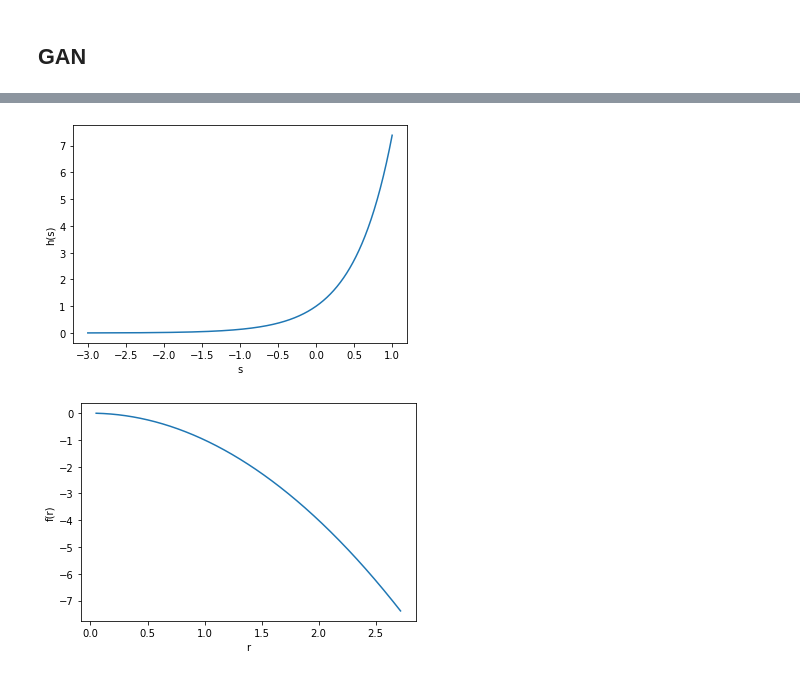
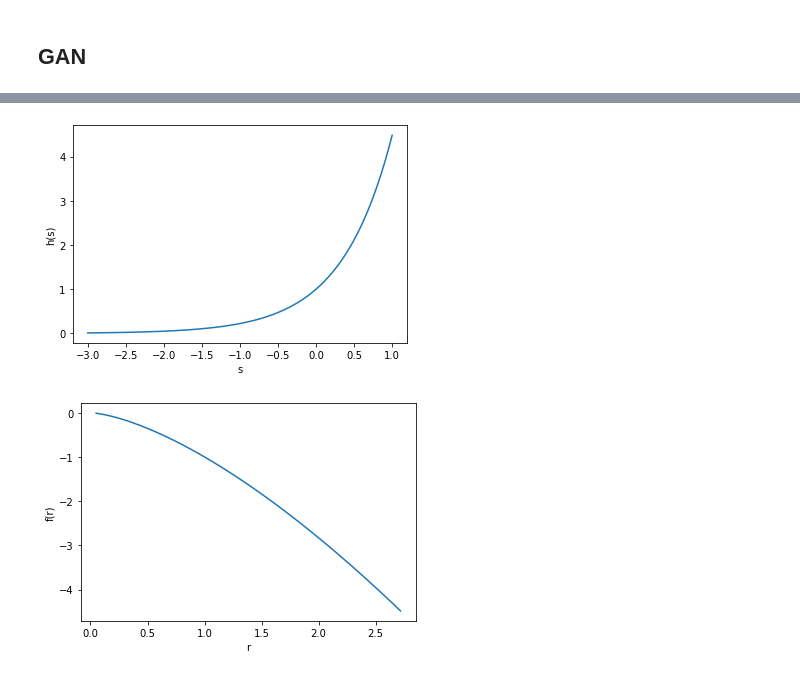
Before and after one commit to mingxuan-yi/examples, a Jupyter notebook: Gan_VI-Gaussian_concave.ipynb, the cells around one changed output, grey strips where cells are left out. Saved outputs shown, nothing was run; the diff lists cells and outputs as text; code cells hidden in the pictures.

```diff
--- a/Gan_VI-Gaussian_concave.ipynb
+++ b/Gan_VI-Gaussian_concave.ipynb
@@ -161,17 +161,17 @@ Let $h(\log r) = \exp(2\log r) = r^2$, So we have $f(r)= -r^2$, $h$ is increasin
 # %%
 logr = torch.linspace(-3, 1, 1000)
 r = torch.exp(logr)
-hlogr = torch.exp(2*logr)
+hlogr = torch.exp(1.5*logr)
 fr = -hlogr
 plt.plot(logr, hlogr)
 plt.xlabel('s')
 plt.ylabel('h(s)')
 
 plt.show()
 plt.plot(r, fr)
 plt.xlabel('r')
 plt.ylabel('f(r)')
 plt.show()
 # %% [output]
-[figure, old version]
+[figure, new version]
-[figure, old version]
+[figure, new version]
```
Also changed, not shown: parts of 10 cells of this notebook.
